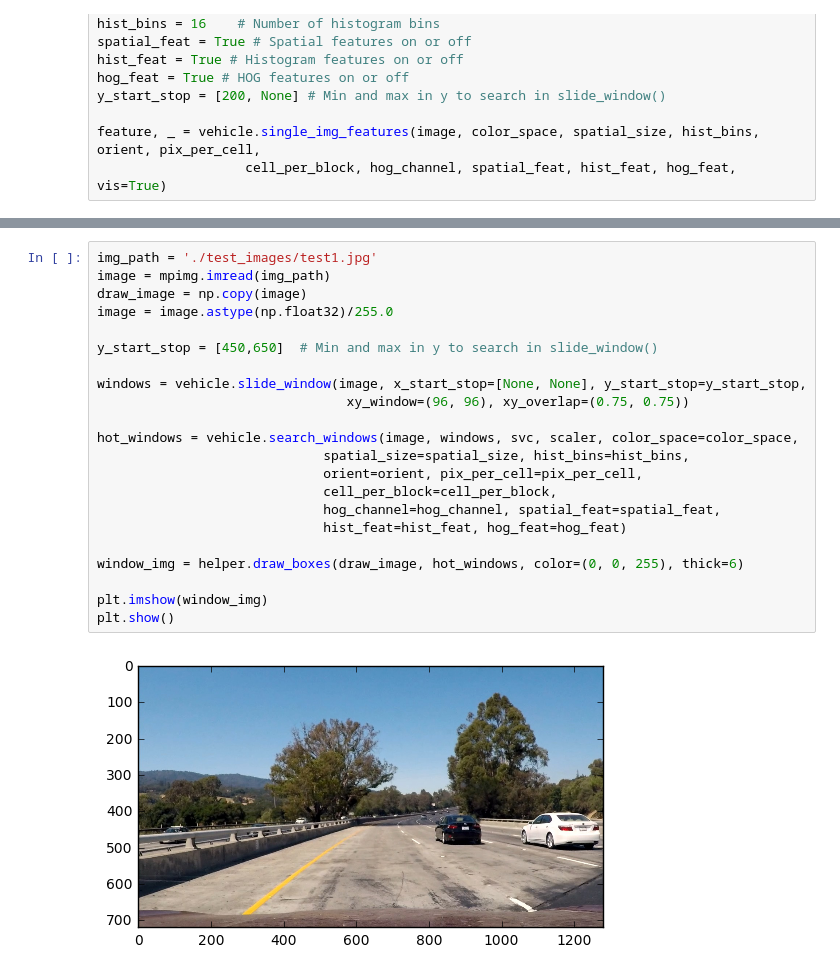
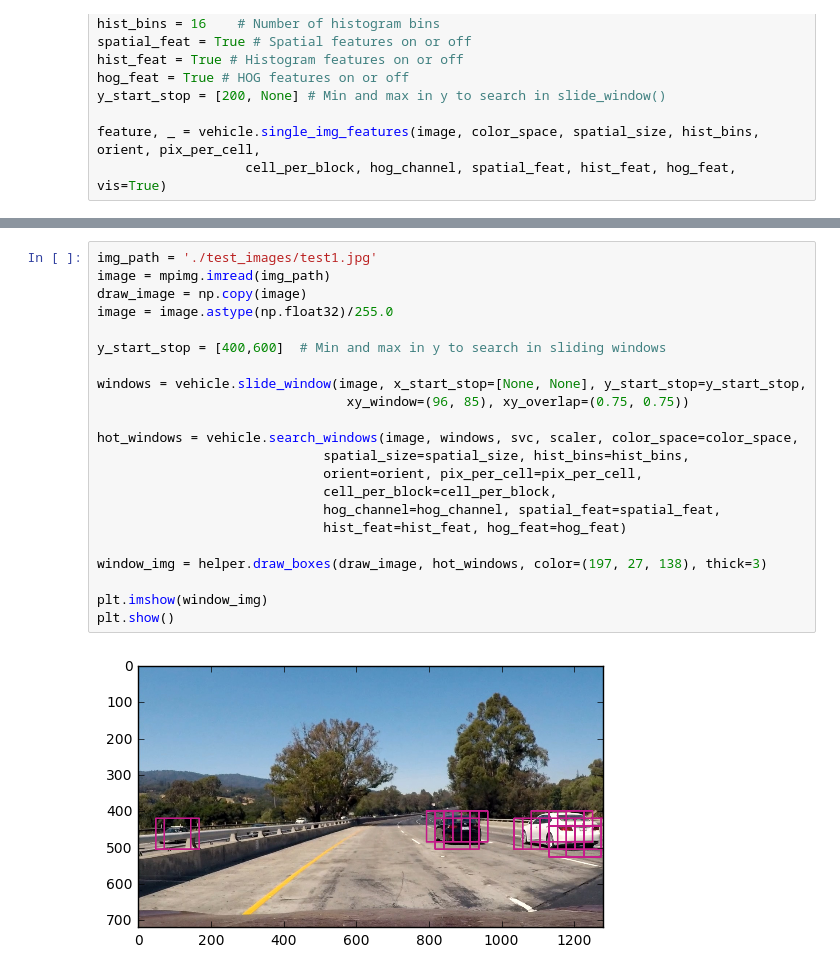
Before and after one commit to udacity/CarND-Vehicle-Detection, a Jupyter notebook: Vehicle_Detection.ipynb, the cells around one changed output, grey strips where cells are left out. Drawn from its saved outputs; the diff is of its cells as text.

```diff
--- a/Vehicle_Detection.ipynb
+++ b/Vehicle_Detection.ipynb
@@ -132,24 +177,24 @@ training :1.0
 # %%
 img_path = './test_images/test1.jpg'
 image = mpimg.imread(img_path)
 draw_image = np.copy(image)
 image = image.astype(np.float32)/255.0
 
-y_start_stop = [450,650]  # Min and max in y to search in slide_window()
+y_start_stop = [400,600]  # Min and max in y to search in sliding windows
 
 windows = vehicle.slide_window(image, x_start_stop=[None, None], y_start_stop=y_start_stop,
-                                xy_window=(96, 96), xy_overlap=(0.75, 0.75))
+                                xy_window=(96, 85), xy_overlap=(0.75, 0.75))
 
 hot_windows = vehicle.search_windows(image, windows, svc, scaler, color_space=color_space,
                              spatial_size=spatial_size, hist_bins=hist_bins,
                              orient=orient, pix_per_cell=pix_per_cell,
                              cell_per_block=cell_per_block,
                              hog_channel=hog_channel, spatial_feat=spatial_feat,
                              hist_feat=hist_feat, hog_feat=hog_feat)
 
-window_img = helper.draw_boxes(draw_image, hot_windows, color=(0, 0, 255), thick=6)
+window_img = helper.draw_boxes(draw_image, hot_windows, color=(197, 27, 138), thick=3)
 
 plt.imshow(window_img)
 plt.show()
 # %% [output]
-[figure, old version]
+[figure, new version]
```
Also changed, not shown: parts of 8 cells of this notebook, 2 other files.
